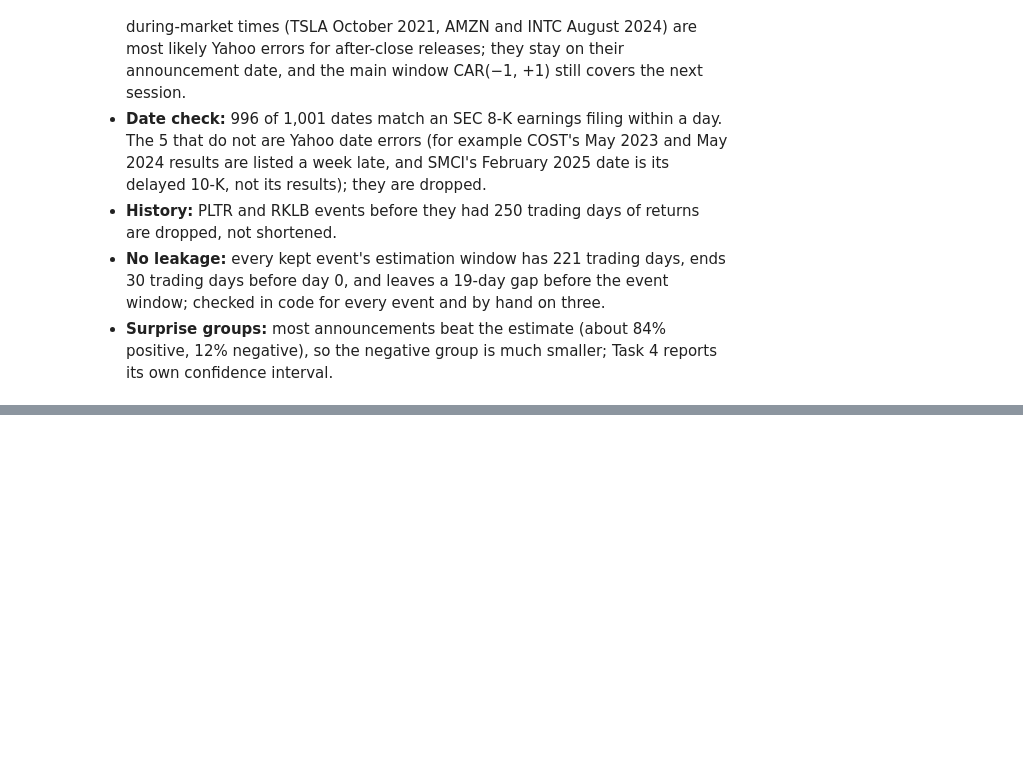
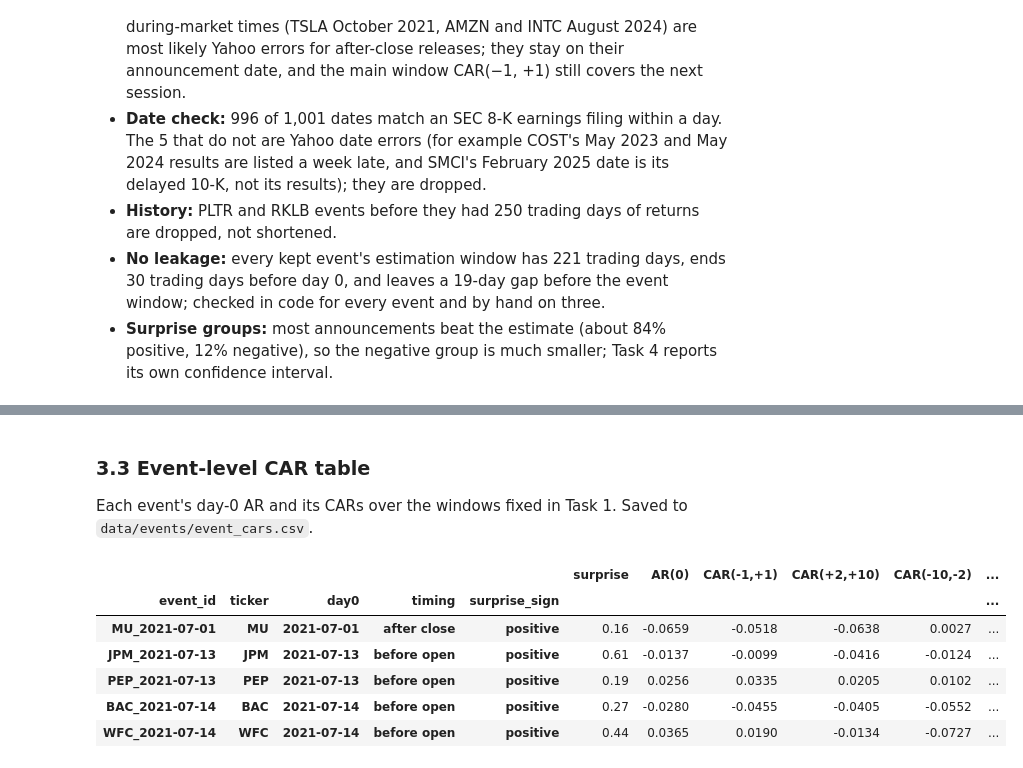
Before and after one commit to jialucharlottewu/LendoCapital, a Jupyter notebook: notebooks/week4/event_study.ipynb, the cells around one changed output, grey strips where cells are left out. Cells and saved outputs as stored; diff of their text form; code cells hidden in the pictures; blank space fills up the shorter version.

Commit message:
week 4 task 3

```diff
--- a/notebooks/week4/event_study.ipynb
+++ b/notebooks/week4/event_study.ipynb
@@ -426,0 +487,15 @@ summary
+# %% [markdown]
+### 3.3 Event-level CAR table
+Each event's day-0 AR and its CARs over the windows fixed in Task 1. Saved to `data/events/event_cars.csv`.
+# %%
+cars = event_car_table(ar, windows, DESIGN)
+cars.to_csv(f"{EVENTS}/event_cars.csv", index=False)
+cars.head().set_index(["event_id", "ticker", "day0", "timing", "surprise_sign"]).round(4)
+# %% [output]
+|  |  |  |  |  | surprise | AR(0) | CAR(-1,+1) | CAR(+2,+10) | CAR(-10,-2) | ... |
+| event_id | ticker | day0 | timing | surprise_sign |  |  |  |  |  | ... |
+| MU_2021-07-01 | MU | 2021-07-01 | after close | positive | 0.16 | -0.0659 | -0.0518 | -0.0638 | 0.0027 | ... |
+| JPM_2021-07-13 | JPM | 2021-07-13 | before open | positive | 0.61 | -0.0137 | -0.0099 | -0.0416 | -0.0124 | ... |
+| PEP_2021-07-13 | PEP | 2021-07-13 | before open | positive | 0.19 | 0.0256 | 0.0335 | 0.0205 | 0.0102 | ... |
+| BAC_2021-07-14 | BAC | 2021-07-14 | before open | positive | 0.27 | -0.0280 | -0.0455 | -0.0405 | -0.0552 | ... |
+| WFC_2021-07-14 | WFC | 2021-07-14 | before open | positive | 0.44 | 0.0365 | 0.0190 | -0.0134 | -0.0727 | ... |
```
Also changed, not shown: parts of 16 cells of this notebook, 1 other file.
